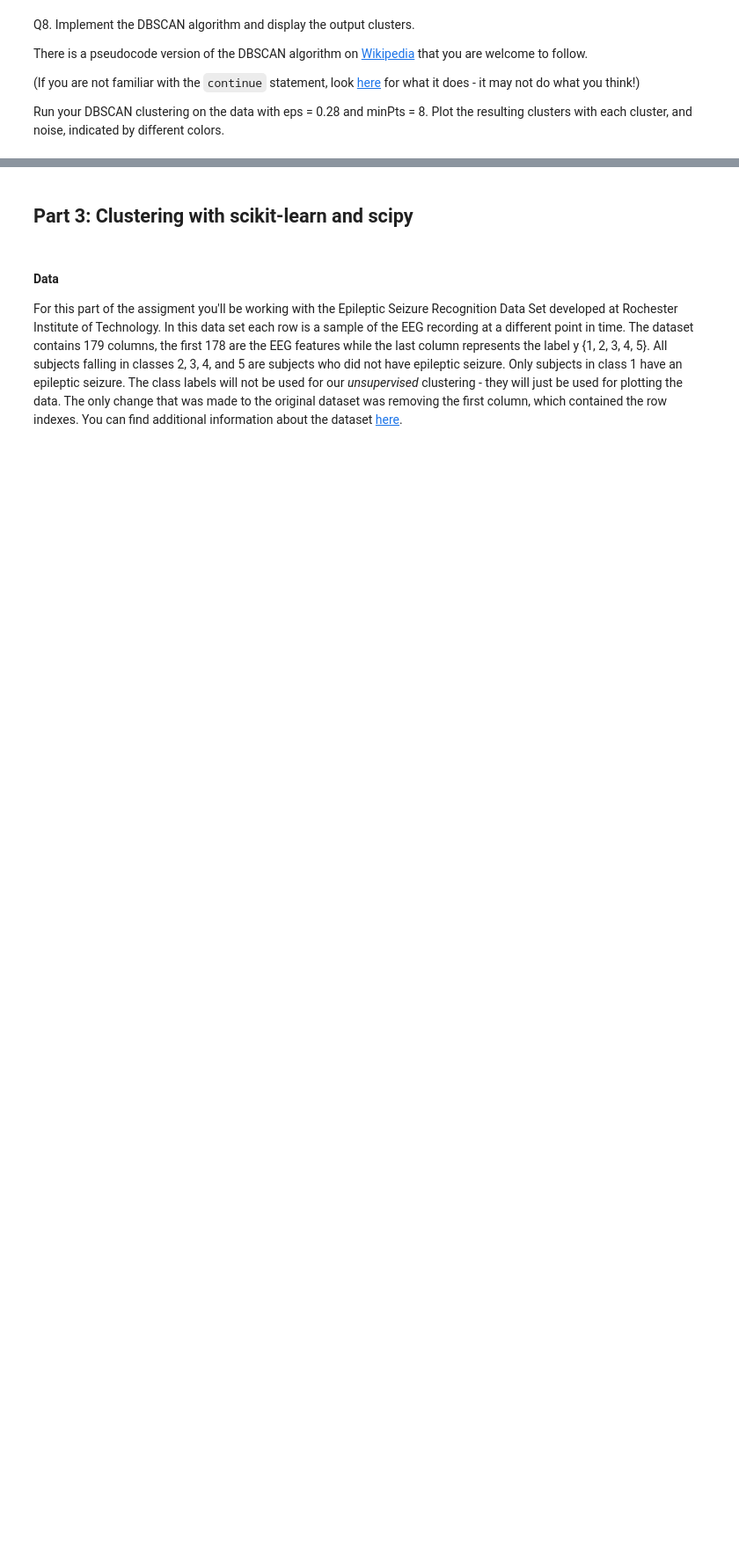
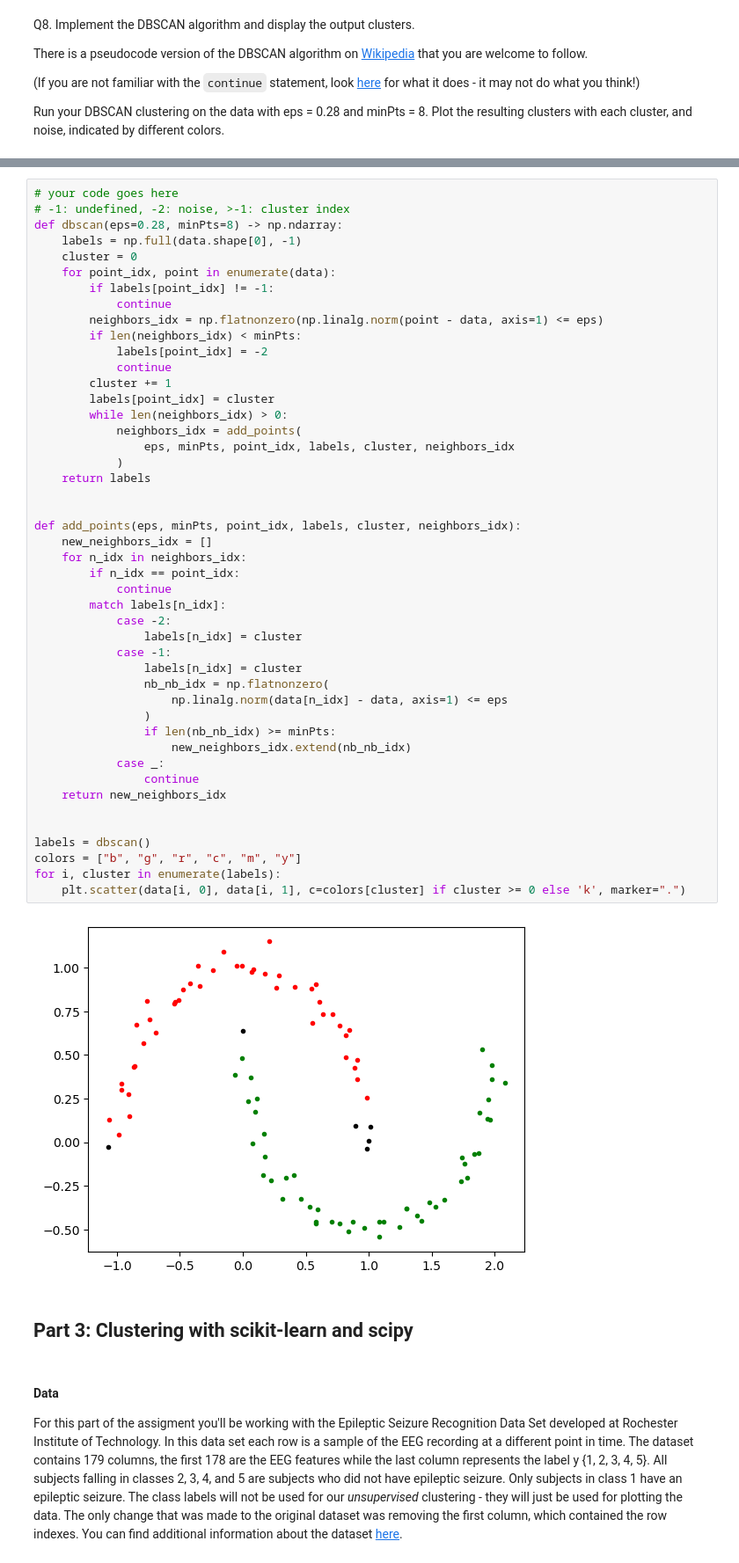
Before and after one commit to IanC04/CS363M, a Jupyter notebook: Assignments/Assignment 5/HW5 - Clustering.ipynb, the cells around one changed output, grey strips where cells are left out. Shown: that part at 88% size. Saved outputs shown, nothing was run; the diff lists cells and outputs as text; blank space fills up the shorter version.

```diff
--- a/Assignments/Assignment 5/HW5 - Clustering.ipynb
+++ b/Assignments/Assignment 5/HW5 - Clustering.ipynb
@@ -155,3 +168,51 @@ Run your DBSCAN clustering on the data with eps = 0.28 and minPts = 8. Plot the
+# %%
+# your code goes here
+# -1: undefined, -2: noise, >-1: cluster index
+def dbscan(eps=0.28, minPts=8) -> np.ndarray:
+    labels = np.full(data.shape[0], -1)
+    cluster = 0
+    for point_idx, point in enumerate(data):
+        if labels[point_idx] != -1:
+            continue
+        neighbors_idx = np.flatnonzero(np.linalg.norm(point - data, axis=1) <= eps)
+        if len(neighbors_idx) < minPts:
+            labels[point_idx] = -2
+            continue
+        cluster += 1
+        labels[point_idx] = cluster
+        while len(neighbors_idx) > 0:
+            neighbors_idx = add_points(
+                eps, minPts, point_idx, labels, cluster, neighbors_idx
+            )
+    return labels
+
+
+def add_points(eps, minPts, point_idx, labels, cluster, neighbors_idx):
+    new_neighbors_idx = []
+    for n_idx in neighbors_idx:
+        if n_idx == point_idx:
+            continue
+        match labels[n_idx]:
+            case -2:
+                labels[n_idx] = cluster
+            case -1:
+                labels[n_idx] = cluster
+                nb_nb_idx = np.flatnonzero(
+                    np.linalg.norm(data[n_idx] - data, axis=1) <= eps
+                )
+                if len(nb_nb_idx) >= minPts:
+                    new_neighbors_idx.extend(nb_nb_idx)
+            case _:
+                continue
+    return new_neighbors_idx
+
+
+labels = dbscan()
+colors = ["b", "g", "r", "c", "m", "y"]
+for i, cluster in enumerate(labels):
+    plt.scatter(data[i, 0], data[i, 1], c=colors[cluster] if cluster >= 0 else 'k', marker=".")
+# %% [output]
+[figure, added]
 # %% [markdown]
 ## Part 3: Clustering with scikit-learn and scipy
 # %% [markdown]
```
Also changed, not shown: parts of 10 cells of this notebook.
